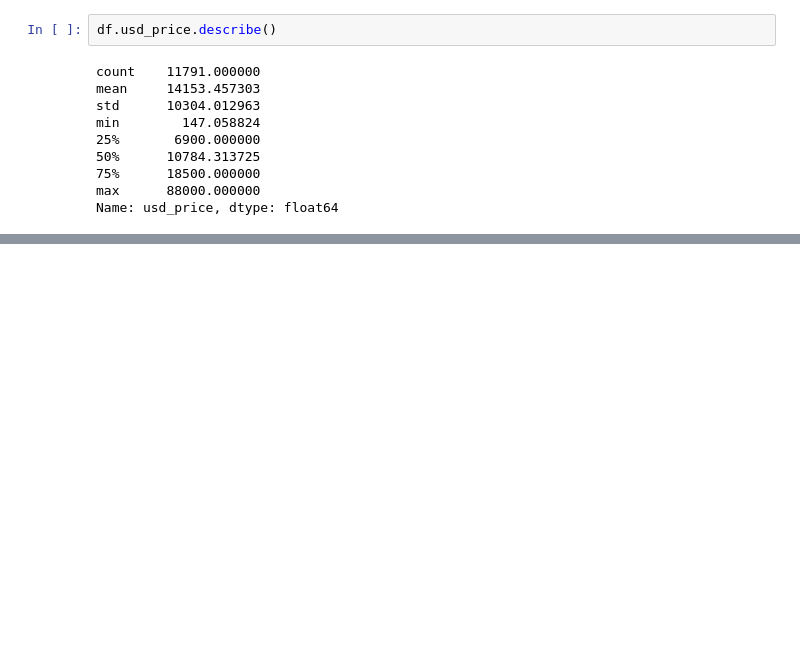
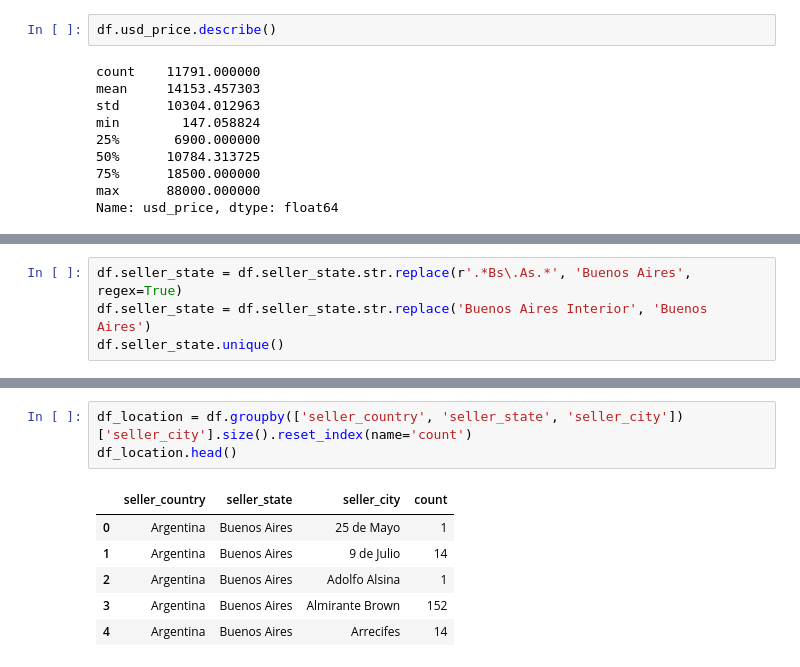
Before and after one commit to arielRas/UsedCarPricePredict-MercadoLibre, a Jupyter notebook: CarPricePredict.ipynb, the cells around one changed output, grey strips where cells are left out. Drawn from its saved outputs; the diff is of its cells as text; blank space fills up the shorter version.

```diff
--- a/CarPricePredict.ipynb
+++ b/CarPricePredict.ipynb
@@ -473,0 +486,4 @@ Name: usd_price, dtype: float64
+# %%
+df.seller_state = df.seller_state.str.replace(r'.*Bs\.As.*', 'Buenos Aires', regex=True)
+df.seller_state = df.seller_state.str.replace('Buenos Aires Interior', 'Buenos Aires')
+df.seller_state.unique()
@@ -473,0 +512,10 @@ Name: usd_price, dtype: float64
+# %%
+df_location = df.groupby(['seller_country', 'seller_state', 'seller_city'])['seller_city'].size().reset_index(name='count')
+df_location.head()
+# %% [output]
+|  | seller_country | seller_state | seller_city | count |
+| 0 | Argentina | Buenos Aires | 25 de Mayo | 1 |
+| 1 | Argentina | Buenos Aires | 9 de Julio | 14 |
+| 2 | Argentina | Buenos Aires | Adolfo Alsina | 1 |
+| 3 | Argentina | Buenos Aires | Almirante Brown | 152 |
+| 4 | Argentina | Buenos Aires | Arrecifes | 14 |
```
Also changed, not shown: parts of 10 cells of this notebook.
